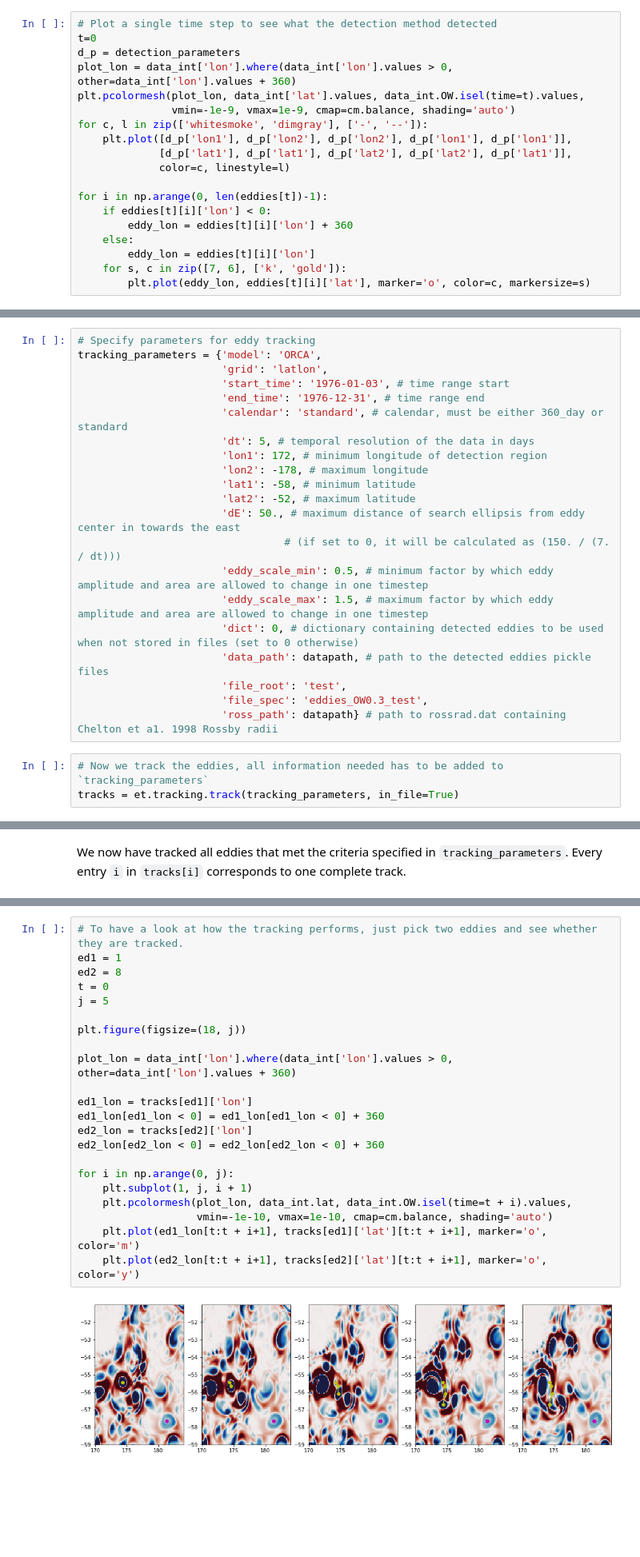
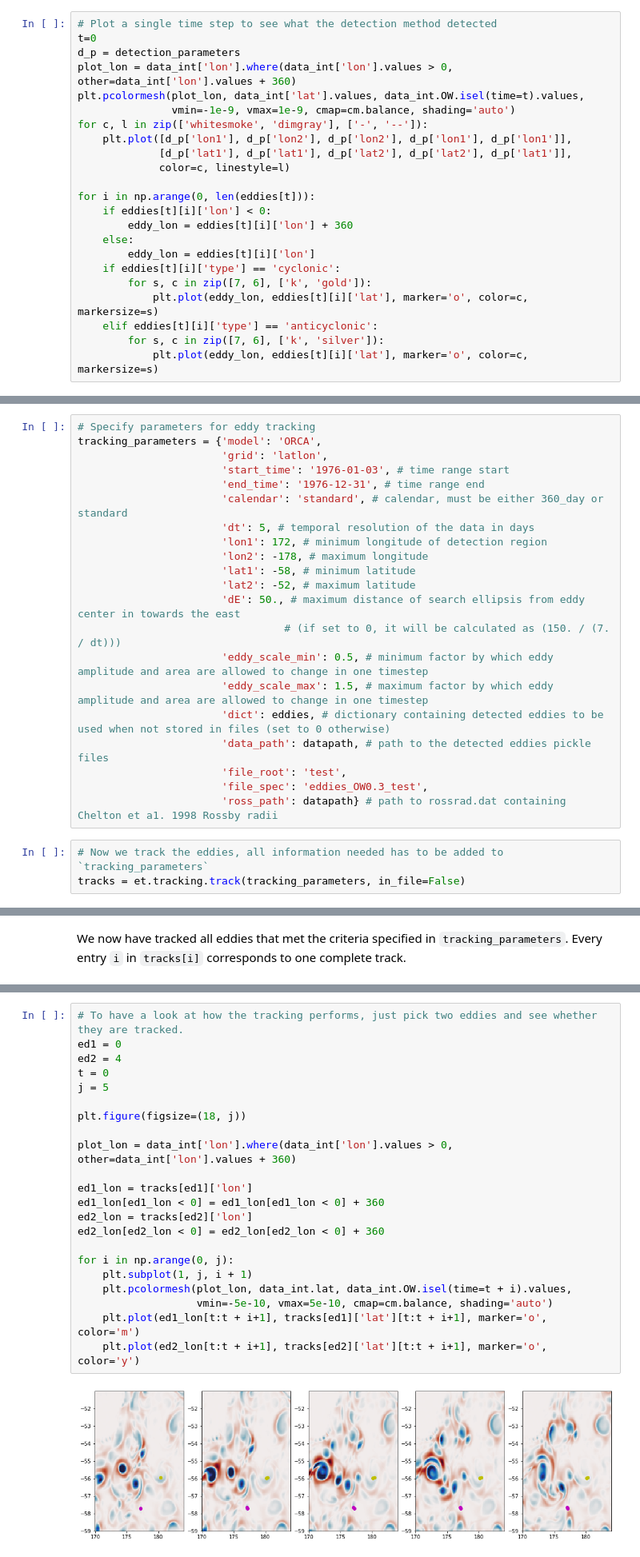
Before and after one commit to jk-rieck/eddytools, a Jupyter notebook: examples/run_eddytools_example_ORCA_OW.ipynb, the cells around one changed output, grey strips where cells are left out. Shown at 80% size. Saved outputs shown, nothing was run; the diff lists cells and outputs as text; blank space fills up the shorter version.

```diff
--- a/examples/run_eddytools_example_ORCA_OW.ipynb
+++ b/examples/run_eddytools_example_ORCA_OW.ipynb
@@ -271,11 +270,15 @@ for c, l in zip(['whitesmoke', 'dimgray'], ['-', '--']):
              [d_p['lat1'], d_p['lat1'], d_p['lat2'], d_p['lat2'], d_p['lat1']],
              color=c, linestyle=l)
 
-for i in np.arange(0, len(eddies[t])-1):
+for i in np.arange(0, len(eddies[t])):
     if eddies[t][i]['lon'] < 0:
         eddy_lon = eddies[t][i]['lon'] + 360
     else:
         eddy_lon = eddies[t][i]['lon']
-    for s, c in zip([7, 6], ['k', 'gold']):
-        plt.plot(eddy_lon, eddies[t][i]['lat'], marker='o', color=c, markersize=s)
+    if eddies[t][i]['type'] == 'cyclonic':
+        for s, c in zip([7, 6], ['k', 'gold']):
+            plt.plot(eddy_lon, eddies[t][i]['lat'], marker='o', color=c, markersize=s)
+    elif eddies[t][i]['type'] == 'anticyclonic':
+        for s, c in zip([7, 6], ['k', 'silver']):
+            plt.plot(eddy_lon, eddies[t][i]['lat'], marker='o', color=c, markersize=s)
 # %% [output]
@@ -314,14 +317,14 @@ tracking_parameters = {'model': 'ORCA',
                                  # (if set to 0, it will be calculated as (150. / (7. / dt)))
                        'eddy_scale_min': 0.5, # minimum factor by which eddy amplitude and area are allowed to change in one timestep
                        'eddy_scale_max': 1.5, # maximum factor by which eddy amplitude and area are allowed to change in one timestep
-                       'dict': 0, # dictionary containing detected eddies to be used when not stored in files (set to 0 otherwise)
+                       'dict': eddies, # dictionary containing detected eddies to be used when not stored in files (set to 0 otherwise)
                        'data_path': datapath, # path to the detected eddies pickle files
                        'file_root': 'test',
                        'file_spec': 'eddies_OW0.3_test',
                        'ross_path': datapath} # path to rossrad.dat containing Chelton et a1. 1998 Rossby radii
 # %%
 # Now we track the eddies, all information needed has to be added to `tracking_parameters`
-tracks = et.tracking.track(tracking_parameters, in_file=True)
+tracks = et.tracking.track(tracking_parameters, in_file=False)
 # %% [output]
 tracking at time step  9  of  73
 tracking at time step  17  of  73
@@ -356,28 +359,28 @@ tracks[1]
  'terminated': True}
 # %%
 # To have a look at how the tracking performs, just pick two eddies and see whether they are tracked.
-ed1 = 1
-ed2 = 8
+ed1 = 0
+ed2 = 4
 t = 0
 j = 5
 
 plt.figure(figsize=(18, j))
 
 plot_lon = data_int['lon'].where(data_int['lon'].values > 0, other=data_int['lon'].values + 360)
 
 ed1_lon = tracks[ed1]['lon']
 ed1_lon[ed1_lon < 0] = ed1_lon[ed1_lon < 0] + 360
 ed2_lon = tracks[ed2]['lon']
 ed2_lon[ed2_lon < 0] = ed2_lon[ed2_lon < 0] + 360
 
 for i in np.arange(0, j):
     plt.subplot(1, j, i + 1)
     plt.pcolormesh(plot_lon, data_int.lat, data_int.OW.isel(time=t + i).values,
-                   vmin=-1e-10, vmax=1e-10, cmap=cm.balance, shading='auto')
+                   vmin=-5e-10, vmax=5e-10, cmap=cm.balance, shading='auto')
     plt.plot(ed1_lon[t:t + i+1], tracks[ed1]['lat'][t:t + i+1], marker='o', color='m')
     plt.plot(ed2_lon[t:t + i+1], tracks[ed2]['lat'][t:t + i+1], marker='o', color='y')
 # %% [output]
-[figure, old version]
+[figure, new version]
 # %%
  # We save the tracks for later use
 with open(datapath
```
Also changed, not shown: parts of 12 cells of this notebook, 3 other files.
